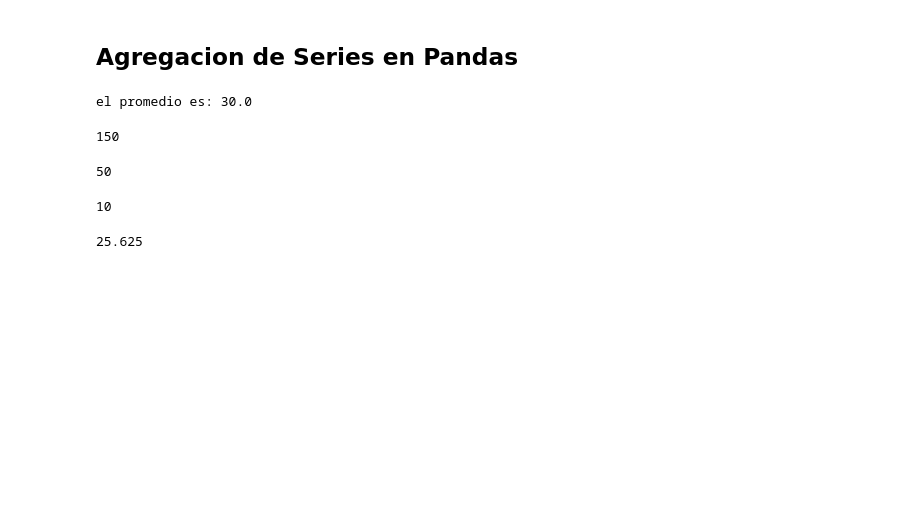
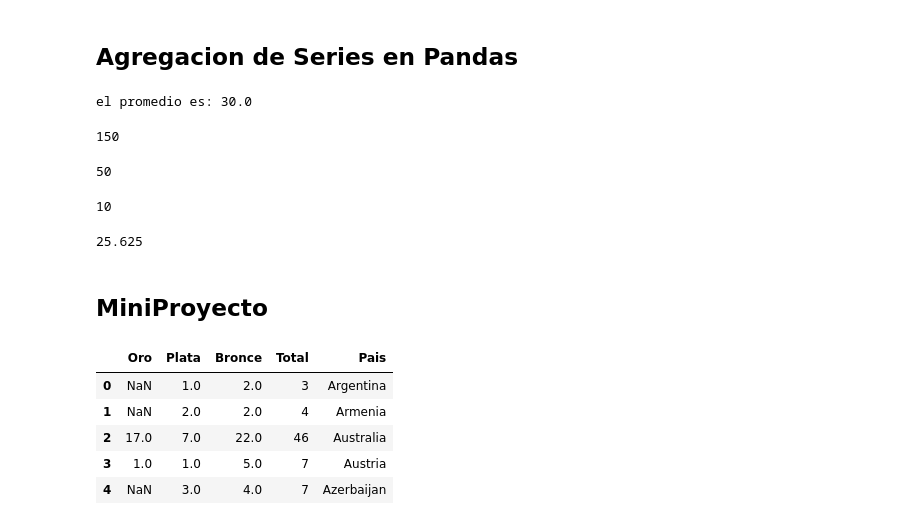
Before and after one commit to Bernardo-Mata/python-data-science, a Jupyter notebook: pandas.ipynb, the cells around one changed output. Drawn from its saved outputs; the diff is of its cells as text; code cells hidden in the pictures; blank space fills up the shorter version.

```diff
--- a/pandas.ipynb
+++ b/pandas.ipynb
@@ -562,3 +562,5 @@ promedio_ventas_mes = ventas_mes.mean()
 print(f"Total de ventas del mes: {total_ventas_mes}")
 print(f"Día con las ventas más bajas: {dia_ventas_mas_bajas}")
 print(f"Promedio mensual de ventas: {promedio_ventas_mes}")
+# %% [markdown]
+<h2>MiniProyecto</h2>
@@ -564,0 +569,10 @@ print(f"Promedio mensual de ventas: {promedio_ventas_mes}")
+# %%
+df = pd.read_csv('dataFrames\\medallas.csv')
+df.head()
+# %% [output]
+|  | Oro | Plata | Bronce | Total | Pais |
+| 0 | NaN | 1.0 | 2.0 | 3 | Argentina |
+| 1 | NaN | 2.0 | 2.0 | 4 | Armenia |
+| 2 | 17.0 | 7.0 | 22.0 | 46 | Australia |
+| 3 | 1.0 | 1.0 | 5.0 | 7 | Austria |
+| 4 | NaN | 3.0 | 4.0 | 7 | Azerbaijan |
```
Also changed, not shown: parts of 13 cells of this notebook.
